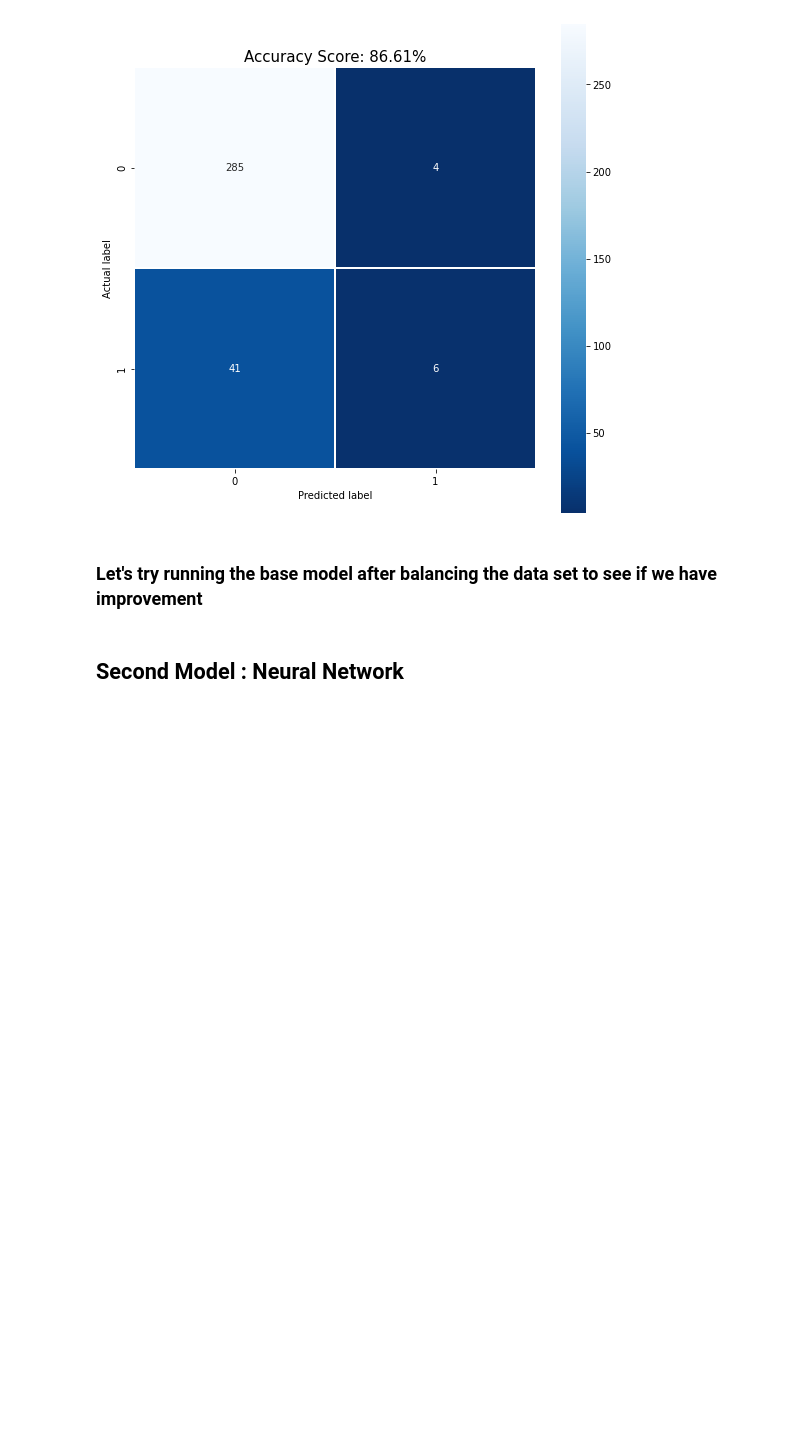
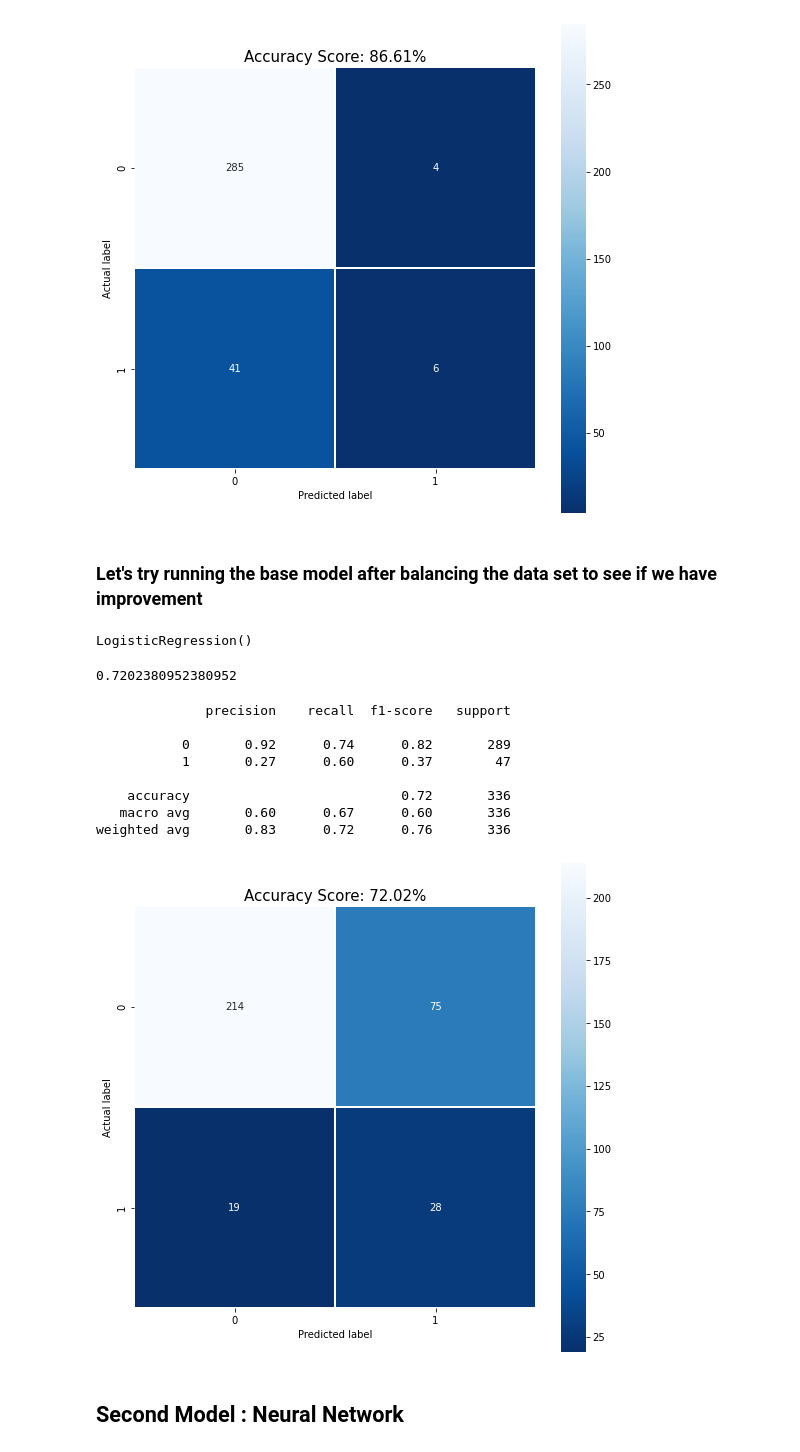
Before and after one commit to markmlowe/capstone, a Jupyter notebook: notebooks/01_mml_initial_data_exploration.ipynb, the cells around one changed output. Drawn from its saved outputs; the diff is of its cells as text; code cells hidden in the pictures; blank space fills up the shorter version.

```diff
--- a/notebooks/01_mml_initial_data_exploration.ipynb
+++ b/notebooks/01_mml_initial_data_exploration.ipynb
@@ -189,6 +188,47 @@ weighted avg       0.84      0.87      0.83       336
 [figure]
 # %% [markdown]
 ### Let's try running the base model after balancing the data set to see if we have improvement
+# %%
+# pip install imbalanced-learn
+import imblearn
+
+from imblearn.over_sampling import SMOTE
+
+# transform the dataset
+oversample = SMOTE()
+x_bal_train, y_bal_train = oversample.fit_resample(x_train, y_train)
+# %%
+
+# fit the data on the balanced training data
+log_r.fit(x_bal_train, y_bal_train)
+# %% [output]
+LogisticRegression()
+# %%
+predictions = log_r.predict(x_test)
+score = log_r.score(x_test, y_test)
+print(score)
+# %% [output]
+0.7202380952380952
+# %%
+cm = metrics.confusion_matrix(y_test, predictions)
+plt.figure(figsize=(9,9))
+sns.heatmap(cm, annot=True, fmt="d", linewidths=.5, square = True, cmap = 'Blues_r');
+plt.ylabel('Actual label');
+plt.xlabel('Predicted label');
+all_sample_title = 'Accuracy Score: {:.2f}%'.format(score*100, {"3f"})
+plt.title(all_sample_title, size = 15);
+
+print(classification_report(y_test,predictions))
+# %% [output]
+              precision    recall  f1-score   support
+
+           0       0.92      0.74      0.82       289
+           1       0.27      0.60      0.37        47
+
+    accuracy                           0.72       336
+   macro avg       0.60      0.67      0.60       336
+weighted avg       0.83      0.72      0.76       336
+[figure, added]
 # %% [markdown]
 ## Second Model : Neural Network
 # %%
```
Also changed, not shown: parts of 5 cells of this notebook, 2 other files.
